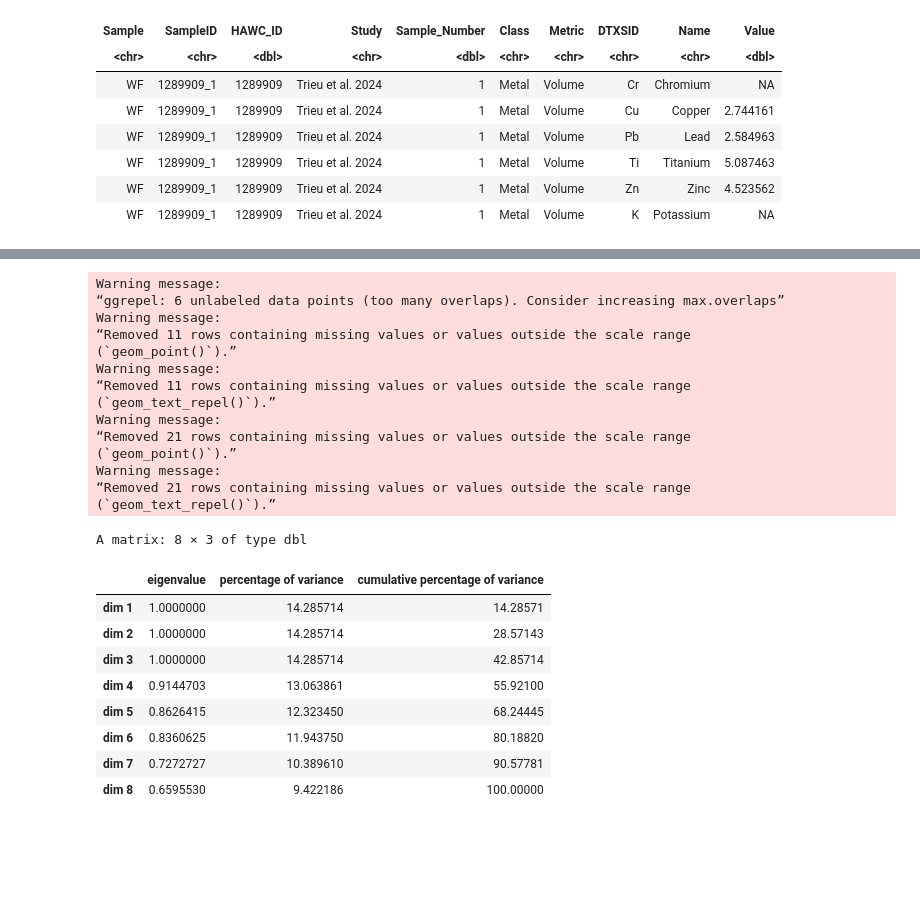
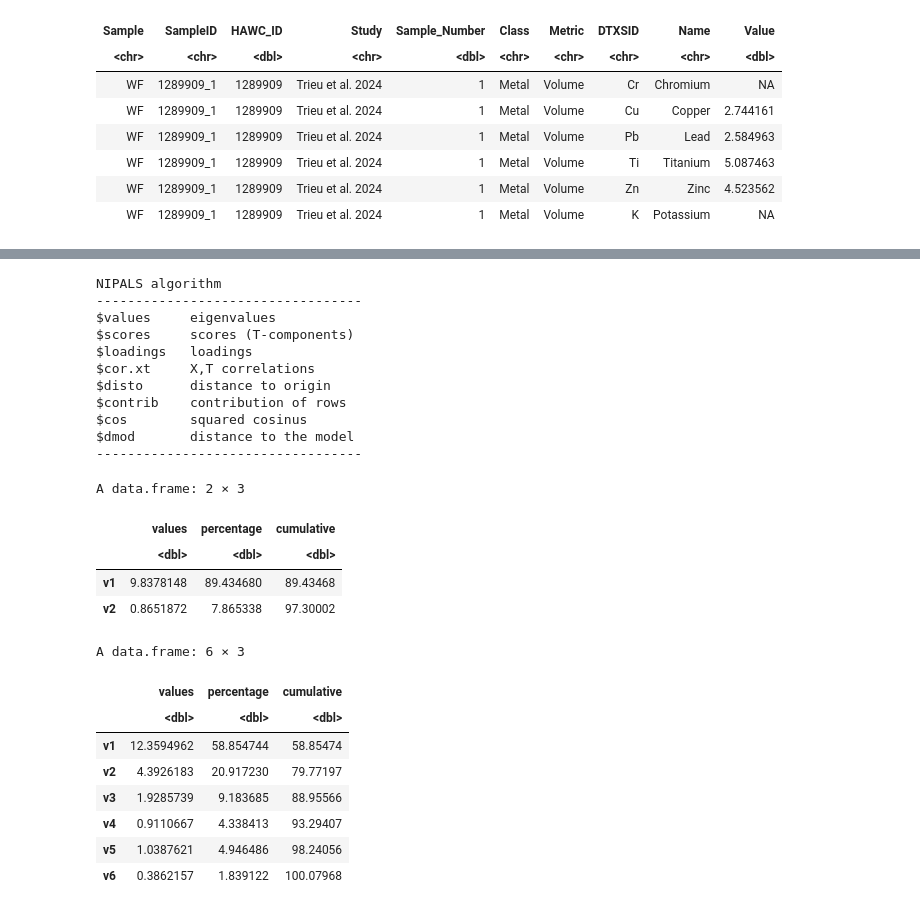
Before and after one commit to UNC-CEMALB/P1015.-Wildfire_Suffcient_Similiarity, a Jupyter notebook: 2. Cluster Analysis/NIPALS.ipynb, the cells around one changed output, grey strips where cells are left out. Saved outputs shown, nothing was run; the diff lists cells and outputs as text; code cells hidden in the pictures; blank space fills up the shorter version.

```diff
--- a/2. Cluster Analysis/NIPALS.ipynb
+++ b/2. Cluster Analysis/NIPALS.ipynb
@@ -133,38 +129,42 @@ A data.frame: 55 × 11
+# %%
+nipals(wider_vol_df[,c(6:ncol(wider_vol_df))], comps = ncol(wider_vol_df) - 6)
+# %% [output]
+NIPALS algorithm
+----------------------------------
+$values     eigenvalues
+$scores     scores (T-components)
+$loadings   loadings
+$cor.xt     X,T correlations
+$disto      distance to origin
+$contrib    contribution of rows
+$cos        squared cosinus
+$dmod       distance to the model
+----------------------------------
 # %%
 # do we not need to worry about scaling and centering data for mca?
 # running MCA
-vol_mca = MCA(wider_vol_df[,c(6:ncol(wider_vol_df))])
-weight_mca = MCA(wider_weight_df[,c(6:ncol(wider_weight_df))])
+vol_nipals = nipals(wider_vol_df[,c(6:ncol(wider_vol_df))], comps = ncol(wider_vol_df) - 5)
+weight_nipals = nipals(wider_weight_df[,c(6:ncol(wider_weight_df))], comps = ncol(wider_weight_df) - 5)
 
 # looking at a scree plot to see how much of the variance was captured in the first 2 eigenvectors
 options(repr.plot.width = 10, repr.plot.height = 5) #changing size
-fviz_eig(vol_mca, addlabels = FALSE)
-fviz_eig(weight_mca, addlabels = FALSE)
+# fviz_eig(vol_mca, addlabels = FALSE)
+# fviz_eig(weight_mca, addlabels = FALSE)
-# %% [output]
-Warning message:
-“ggrepel: 6 unlabeled data points (too many overlaps). Consider increasing max.overlaps”
-Warning message:
-“Removed 11 rows containing missing values or values outside the scale range
-(`geom_point()`).”
-Warning message:
-“Removed 11 rows containing missing values or values outside the scale range
-(`geom_text_repel()`).”
-Warning message:
-“Removed 21 rows containing missing values or values outside the scale range
-(`geom_point()`).”
-Warning message:
-“Removed 21 rows containing missing values or values outside the scale range
-(`geom_text_repel()`).”
 # %%
-vol_mca$eig
+vol_nipals$values
+head(weight_nipals$values)
 # %% [output]
-A matrix: 8 × 3 of type dbl
+A data.frame: 2 × 3
-|  | eigenvalue | percentage of variance | cumulative percentage of variance |
-| dim 1 | 1.0000000 | 14.285714 | 14.28571 |
-| dim 2 | 1.0000000 | 14.285714 | 28.57143 |
-| dim 3 | 1.0000000 | 14.285714 | 42.85714 |
-| dim 4 | 0.9144703 | 13.063861 | 55.92100 |
-| dim 5 | 0.8626415 | 12.323450 | 68.24445 |
-| dim 6 | 0.8360625 | 11.943750 | 80.18820 |
-| dim 7 | 0.7272727 | 10.389610 | 90.57781 |
-| dim 8 | 0.6595530 | 9.422186 | 100.00000 |
+|  | values | percentage | cumulative |
+|  | <dbl> | <dbl> | <dbl> |
+| v1 | 9.8378148 | 89.434680 | 89.43468 |
+| v2 | 0.8651872 | 7.865338 | 97.30002 |
+A data.frame: 6 × 3
+|  | values | percentage | cumulative |
+|  | <dbl> | <dbl> | <dbl> |
+| v1 | 12.3594962 | 58.854744 | 58.85474 |
+| v2 | 4.3926183 | 20.917230 | 79.77197 |
+| v3 | 1.9285739 | 9.183685 | 88.95566 |
+| v4 | 0.9110667 | 4.338413 | 93.29407 |
+| v5 | 1.0387621 | 4.946486 | 98.24056 |
+| v6 | 0.3862157 | 1.839122 | 100.07968 |
```
Also changed, not shown: parts of 11 cells of this notebook.
